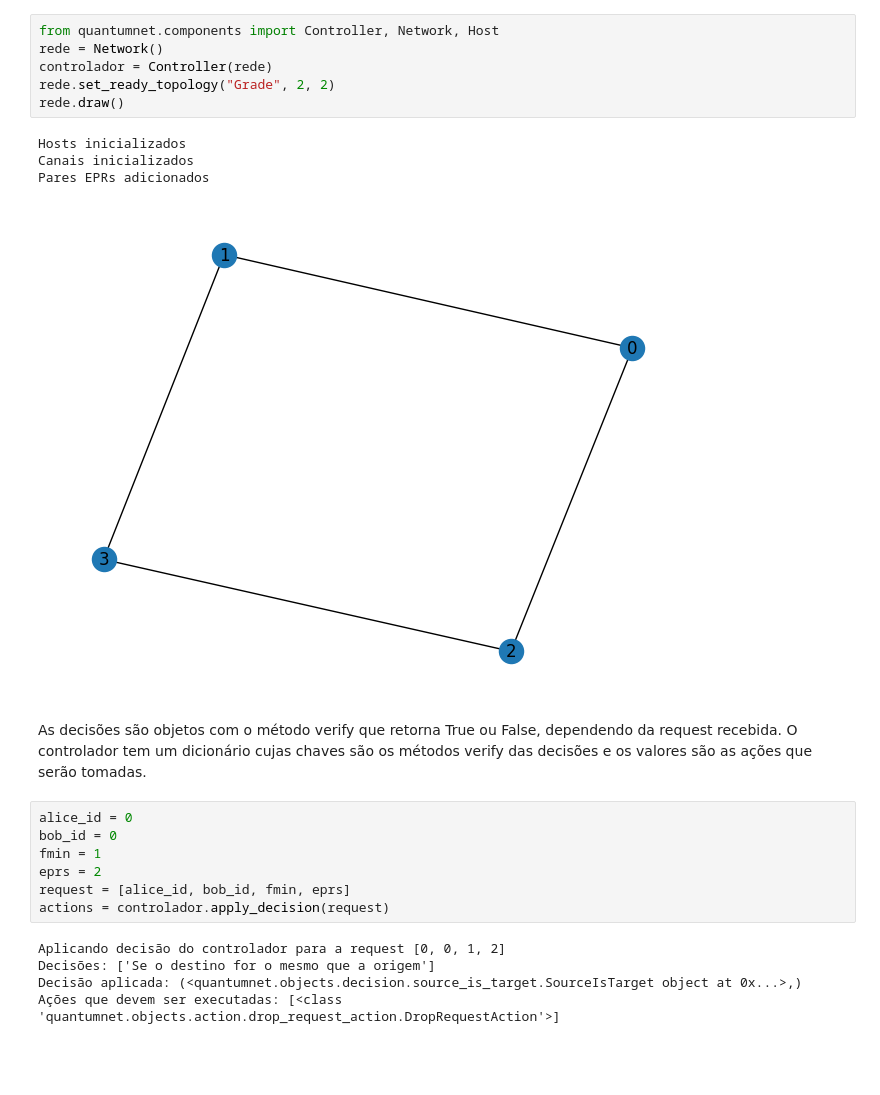
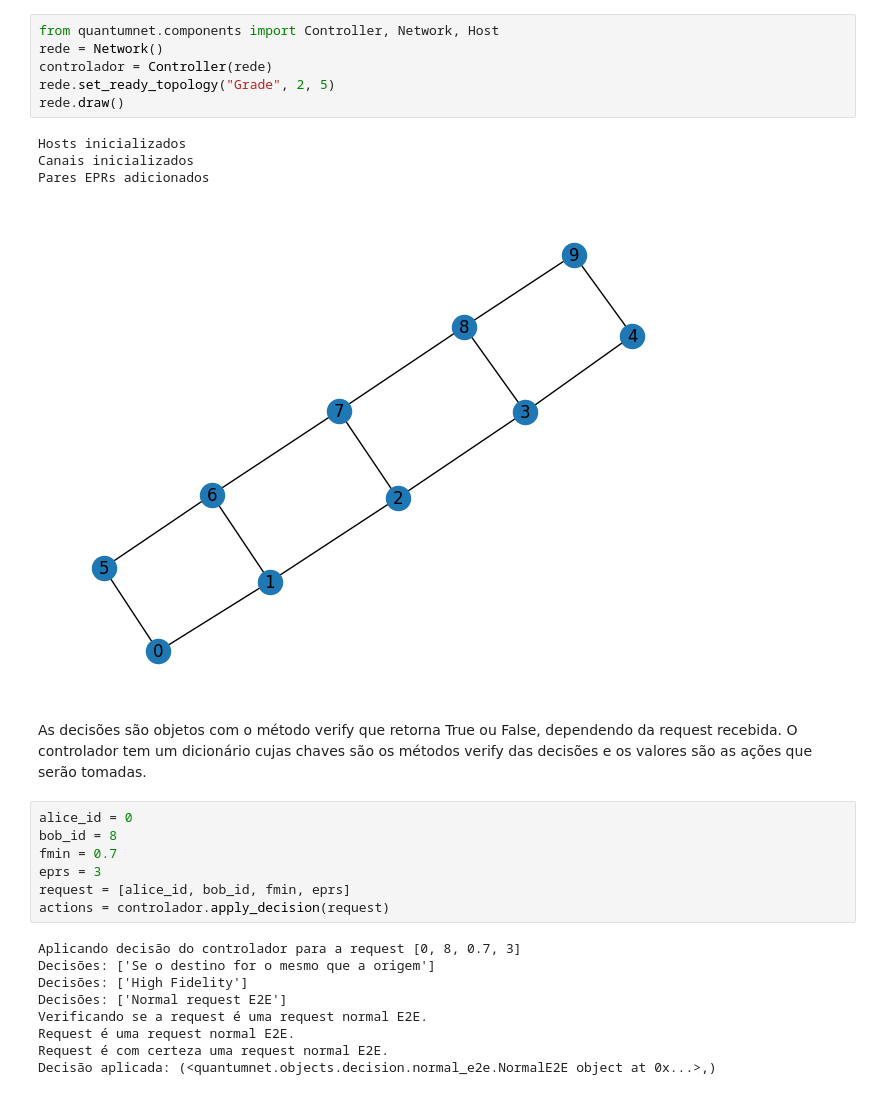
Before and after one commit to artuenric/QuatumNet, a Jupyter notebook: Simulação - Tabelas de Fluxo.ipynb, the cells around one changed output. Saved outputs shown, nothing was run; the diff lists cells and outputs as text; blank space fills up the shorter version.

Commit message:
Ações no controlador

```diff
--- a/Simulação - Tabelas de Fluxo.ipynb
+++ b/Simulação - Tabelas de Fluxo.ipynb
@@ -5,27 +10,31 @@ dic[lista] = 1
 # %%
 from quantumnet.components import Controller, Network, Host
 rede = Network()
 controlador = Controller(rede)
-rede.set_ready_topology("Grade", 2, 2)
+rede.set_ready_topology("Grade", 2, 5)
 rede.draw()
 # %% [output]
 Hosts inicializados
 Canais inicializados
 Pares EPRs adicionados
-[figure, old version]
+[figure, new version]
 # %% [markdown]
 As decisões são objetos com o método verify que retorna True ou False, dependendo da request recebida. O controlador tem um dicionário cujas chaves são os métodos verify das decisões e os valores são as ações que serão tomadas.
 # %%
 alice_id = 0
-bob_id = 0
-fmin = 1
-eprs = 2
+bob_id = 8
+fmin = 0.7
+eprs = 3
 request = [alice_id, bob_id, fmin, eprs]
 actions = controlador.apply_decision(request)
 # %% [output]
-Aplicando decisão do controlador para a request [0, 0, 1, 2]
+Aplicando decisão do controlador para a request [0, 8, 0.7, 3]
 Decisões: ['Se o destino for o mesmo que a origem']
-Decisão aplicada: (<quantumnet.objects.decision.source_is_target.SourceIsTarget object at 0x...>,)
-Ações que devem ser executadas: [<class 'quantumnet.objects.action.drop_request_action.DropRequestAction'>]
+Decisões: ['High Fidelity']
+Decisões: ['Normal request E2E']
+Verificando se a request é uma request normal E2E.
+Request é uma request normal E2E.
+Request é com certeza uma request normal E2E.
+Decisão aplicada: (<quantumnet.objects.decision.normal_e2e.NormalE2E object at 0x...>,)
 # %%
 alice = rede.get_host(alice_id)
```
Also changed, not shown: parts of 4 cells of this notebook, 6 other files.
